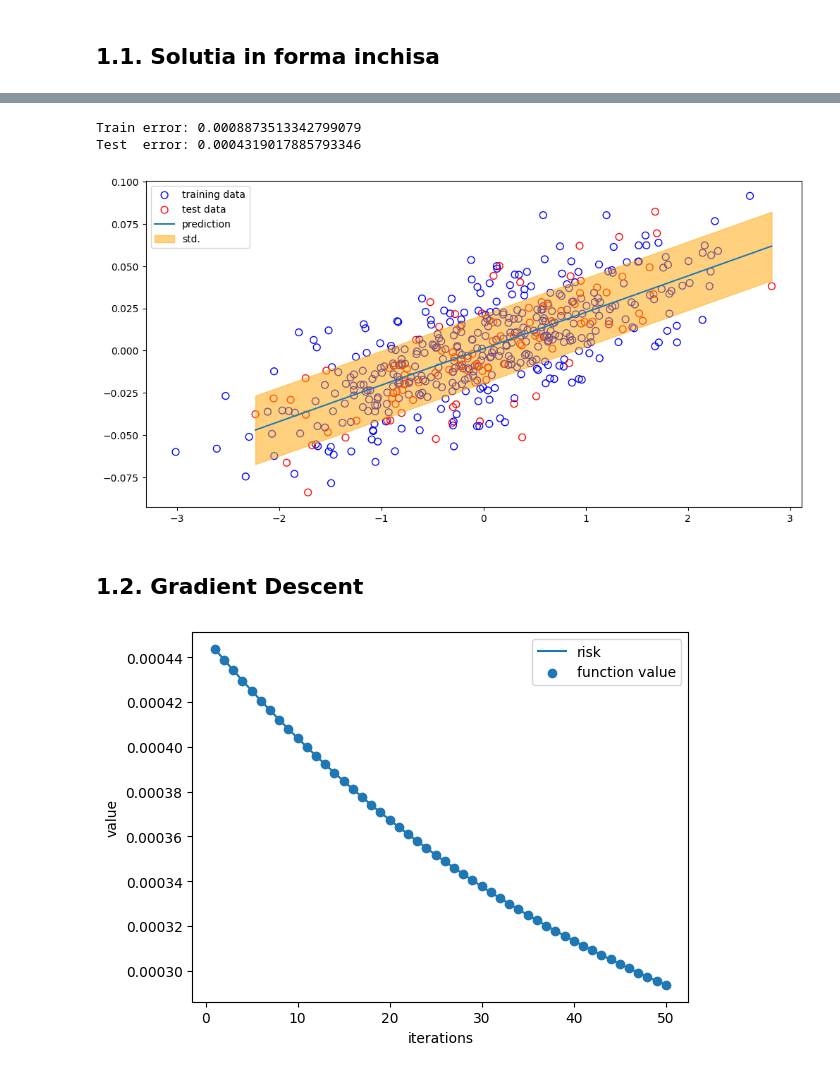
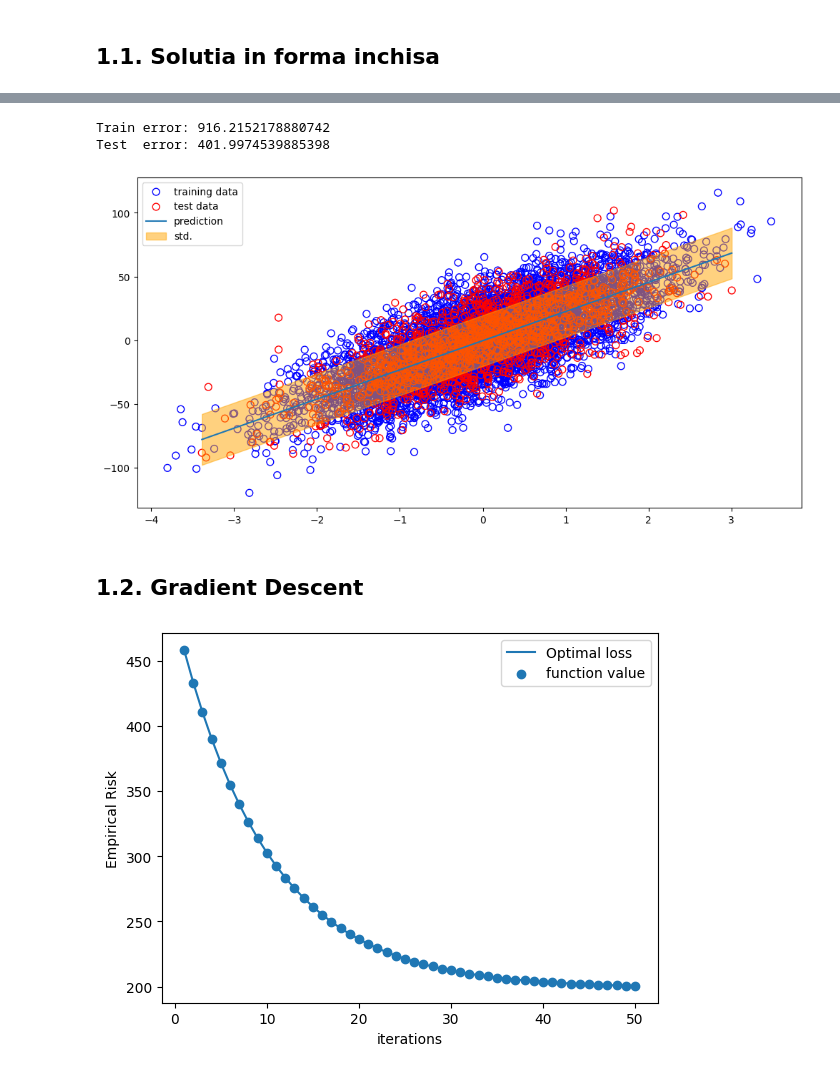
Before and after one commit to iandreileo/homework-ai-linear-regression, a Jupyter notebook: main.ipynb, the cells around one changed output, grey strips where cells are left out. Cells and saved outputs as stored; diff of their text form; code cells hidden in the pictures.

Commit message:
Gradient gata

```diff
--- a/main.ipynb
+++ b/main.ipynb
@@ -14,7 +14,7 @@ DATASET_TYPE = "simple" # simple, complex
 # %% [markdown]
 Functii pentru generarea de datasets
 # %%
-def generate_examples(dataset_type = "simple", n_samples = 500, n_features = 1, noise = 20):
+def generate_examples(dataset_type = "simple", n_samples = 7000, n_features = 1, noise = 20):
     if dataset_type == "simple":
         X, t = datasets.make_regression(n_samples=n_samples, n_features=n_features, n_informative=1, noise=noise, random_state=37)
         # fig = plt.figure(figsize=(4, 4))
@@ -134,7 +134,7 @@ def mean_squared_error(y, t):
 # Generam datele de test si train
 # Folosind proportia 20/80
 X, t = generate_examples(dataset_type=DATASET_TYPE)
-X_train, X_test, t_train, t_test = train_test_split(X, t/1000, test_size=0.2, random_state=42)
+X_train, X_test, t_train, t_test = train_test_split(X, t, test_size=0.2, random_state=42)
 # %%
 plt.figure(figsize=(12,6))
 plt.scatter(X_train, t_train, s=50, label="Train examples")
@@ -171,8 +171,8 @@ y_test_sorted = sorted_stuffs[1]
 print("Train error:", mean_squared_error(y_train, t_train))
 print("Test  error:", mean_squared_error(y_test, t_test))
 # %% [output]
-Train error: 0.0008873513342799079
-Test  error: 0.0004319017885793346
+Train error: 916.2152178880742
+Test  error: 401.9974539885398
 # %%
 plt.figure(figsize=(12,6))
 plt.scatter(X_train, t_train, facecolor="none", color="b", s=50, label="training data")
@@ -184,6 +184,6 @@ plt.fill_between(
 plt.legend()
 plt.show()
 # %% [output]
-[figure, old version]
+[figure, new version]
 # %% [markdown]
 ## 1.2. Gradient Descent
@@ -226,89 +190,29 @@ plt.show()
 # %%
-# # def gradient_descent(X, t, epochs, eta):
-# #     w = np.zeros(X.shape[1]) # initialize weights to zero
-# #     risks = [] # store risks for each epoch
-# #     weights = [] # store weights for each epoch
-# #     function_values = [] # store function values for each epoch
-
-# #     for epoch in range(epochs):
-# #         y = np.dot(X, w) # calculate output
-# #         error = y - t # calculate error
-# #         gradient = np.dot(X.T, error) / len(X) # calculate gradient
-# #         w -= eta * gradient # update weights
-
-# #         risk = np.mean(error ** 2) / 2 # calculate risk
-# #         risks.append(risk)
-# #         weights.append(w)
-
-# #     function_value = np.mean((y - t) ** 2) / 2 # calculate function value
-# #     function_values.append(function_value)
-# #     return w, risks, function_values
-
-# # epochs = 100
-# # eta = 0.1
-
-# # w, risks, function_values = gradient_descent(X_train, t_train, epochs, eta)
-# # plt.plot(range(1, epochs+1), risks, label='risk')
-# # plt.plot(range(1, epochs+1), function_values, label='function value')
-# # plt.xlabel('iterations')
-# # plt.ylabel('value')
-# # plt.legend()
-# # plt.show()
-
-# def gradient_descent(X, t, epochs, eta):
-#     w = np.zeros(X.shape[1]) # initialize weights to zero
-#     risks = [] # store risks for each epoch
-#     function_values = [] # store function values for each epoch
-#     for epoch in range(epochs):
-#         y = np.dot(X, w) # calculate output
-#         error = y - t # calculate error
-#         gradient = np.dot(X.T, error) / len(X) # calculate gradient
-#         w -= eta * gradient # update weights
-
-#         risk = np.mean(error ** 2) / 2 # calculate risk
-#         risks.append(risk)
-
-#         function_value = np.mean((y - t) ** 2) / 2 # calculate function value
-#         function_values.append(function_value)
-#     return w, risks, function_values
-
-
-# epochs = 100
-# eta = 0.1
-# w, risks, function_values = gradient_descent(X_train, t_train, epochs, eta)
-# plt.plot(range(1, epochs+1), risks, label='risk')
-# plt.plot(range(1, epochs+1), function_values, label='function value')
-# plt.xlabel('iterations')
-# plt.ylabel('value')
-# plt.legend()
-# plt.show()
-
-
 def gradient_descent(X, t, epochs, eta):
     w = np.zeros(X.shape[1]) # initialize weights to zero
     risks = [] # store risks for each epoch
     function_values = [] # store function values for each epoch
     for epoch in range(epochs):
         y = np.dot(X, w) # calculate output
         error = y - t # calculate error
         gradient = np.dot(X.T, error) / len(X) # calculate gradient
         w -= eta * gradient # update weights
 
         risk = np.mean(error ** 2) / 2 # calculate risk
         risks.append(risk)
 
         function_value = np.mean((y - t) ** 2) / 2 # calculate function value
         function_values.append(function_value)
     return w, risks, function_values
 
 epochs = 50
-eta = 0.01
+eta = 0.05
 w, risks, function_values = gradient_descent(X_train, t_train, epochs, eta)
 plt.plot(range(1, epochs+1), risks, label='Optimal loss')
 plt.scatter(range(1, epochs+1), function_values, label='function value')
-plt.xlabel('iterations')
-plt.ylabel('value')
+plt.xlabel('number of iterations')
+plt.ylabel('Empirical Risk')
 plt.legend()
 plt.show()
 # %% [output]
-[figure, old version]
+[figure, new version]
```
Also changed, not shown: parts of 3 cells of this notebook.
